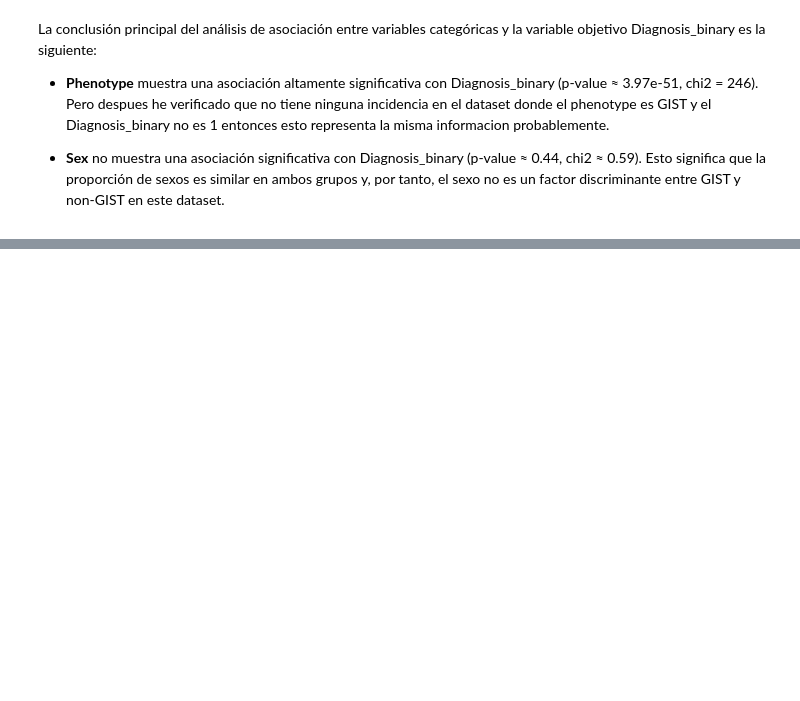
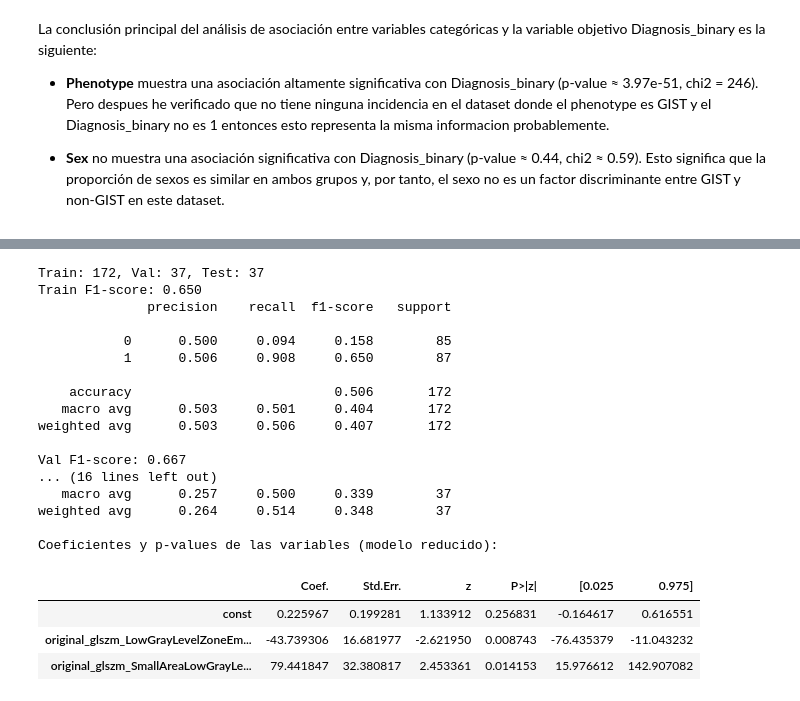
Before and after one commit to mauriciodeoliveirareis/bioinformatics_master, a Jupyter notebook: 08_imagenes_medicas/pratica_final/feature_extraction/WORC_textures.ipynb, the cells around one changed output, grey strips where cells are left out. Saved outputs shown, nothing was run; the diff lists cells and outputs as text; code cells hidden in the pictures; blank space fills up the shorter version.

```diff
--- a/08_imagenes_medicas/pratica_final/feature_extraction/WORC_textures.ipynb
+++ b/08_imagenes_medicas/pratica_final/feature_extraction/WORC_textures.ipynb
@@ -444,0 +532,56 @@ La conclusión principal del análisis de asociación entre variables categóric
+# %%
+# Variables significativas
+sig_vars = ['original_glszm_LowGrayLevelZoneEmphasis', 'original_glszm_SmallAreaLowGrayLevelEmphasis']
+
+X_sig = df_all[sig_vars].copy()
+mask = X_sig.notnull().all(axis=1) & y.notnull()
+X_sig = X_sig[mask]
+y_sig = y[mask]
+
+# Split 70/15/15 estratificado
+X_train, X_temp, y_train, y_temp = train_test_split(X_sig, y_sig, test_size=0.30, stratify=y_sig, random_state=42)
+X_val, X_test, y_val, y_test = train_test_split(X_temp, y_temp, test_size=0.5, stratify=y_temp, random_state=42)
+
+print(f"Train: {X_train.shape[0]}, Val: {X_val.shape[0]}, Test: {X_test.shape[0]}")
+
+# Entrenamiento
+model = LogisticRegression(max_iter=1000, solver='liblinear')
+model.fit(X_train, y_train)
+
+# Evaluación
+for split, X_split, y_split in [('Train', X_train, y_train), ('Val', X_val, y_val), ('Test', X_test, y_test)]:
+    y_pred = model.predict(X_split)
+    f1 = f1_score(y_split, y_pred)
+    print(f"{split} F1-score: {f1:.3f}")
+    print(classification_report(y_split, y_pred, digits=3))
+
+# Coeficientes y p-values con statsmodels
+X_train_sm = sm.add_constant(X_train).astype(float)
+y_train_sm = y_train.astype(float)
+logit_model = sm.Logit(y_train_sm, X_train_sm)
+result = logit_model.fit(disp=0)
+summary_df = result.summary2().tables[1]
+print("Coeficientes y p-values de las variables (modelo reducido):")
+display(summary_df)
+# %% [output]
+Train: 172, Val: 37, Test: 37
+Train F1-score: 0.650
+              precision    recall  f1-score   support
+
+           0      0.500     0.094     0.158        85
+           1      0.506     0.908     0.650        87
+
+    accuracy                          0.506       172
+   macro avg      0.503     0.501     0.404       172
+weighted avg      0.503     0.506     0.407       172
+
+Val F1-score: 0.667
+... (16 lines left out)
+   macro avg      0.257     0.500     0.339        37
+weighted avg      0.264     0.514     0.348        37
+
+Coeficientes y p-values de las variables (modelo reducido):
+|  | Coef. | Std.Err. | z | P>|z| | [0.025 | 0.975] |
+| const | 0.225967 | 0.199281 | 1.133912 | 0.256831 | -0.164617 | 0.616551 |
+| original_glszm_LowGrayLevelZoneEm... | -43.739306 | 16.681977 | -2.621950 | 0.008743 | -76.435379 | -11.043232 |
+| original_glszm_SmallAreaLowGrayLe... | 79.441847 | 32.380817 | 2.453361 | 0.014153 | 15.976612 | 142.907082 |
```
Also changed, not shown: parts of 20 cells of this notebook, 1 other file.
